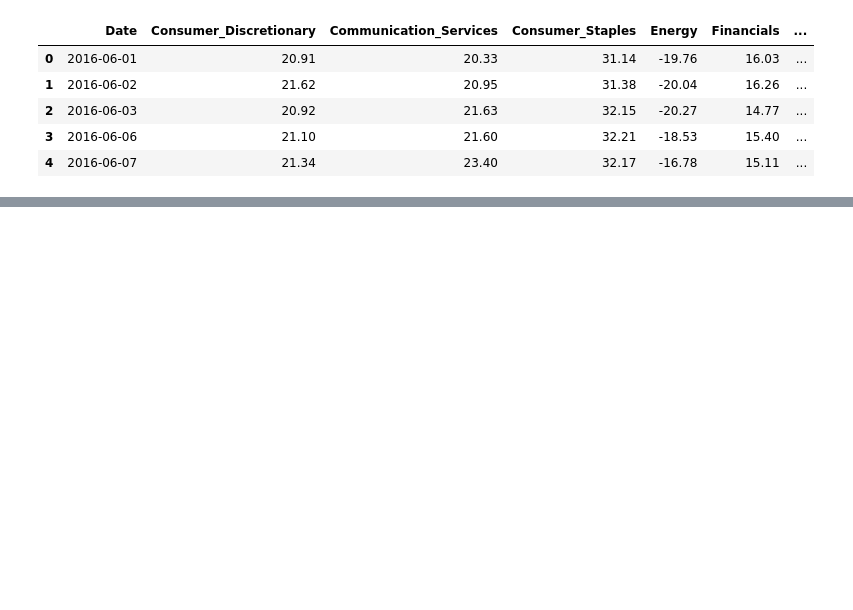
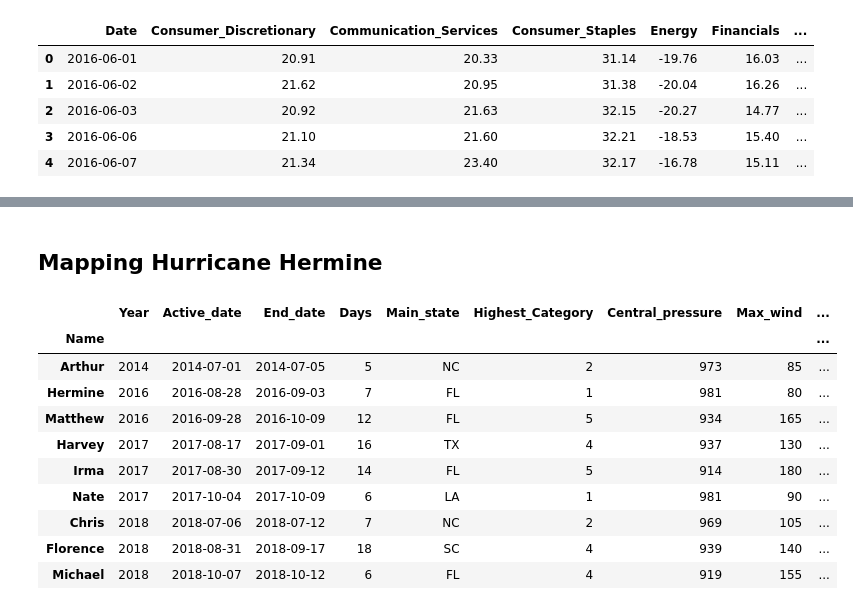
Before and after one commit to nancyculley/Little_Data_Project_1, a Jupyter notebook: Kim Analysis.ipynb, the cells around one changed output, grey strips where cells are left out. Saved outputs shown, nothing was run; the diff lists cells and outputs as text; code cells hidden in the pictures; blank space fills up the shorter version.

```diff
--- a/Kim Analysis.ipynb
+++ b/Kim Analysis.ipynb
@@ -91,0 +107,34 @@ plt.show()
+# %% [markdown]
+## Mapping Hurricane Hermine
+# %%
+#calculate 21 days before Active date and 21 days after End date to set as x-axis range
+
+#change format from string to datetime objects
+hurricanes['Active_date'] = pd.to_datetime(hurricanes['Active_date'])
+hurricanes['End_date'] = pd.to_datetime(hurricanes['End_date'])
+
+hurricanes2= hurricanes.set_index('Name')
+start_date= hurricanes2.loc["Hermine", "Active_date"]
+end_date= hurricanes2.loc["Hermine", "End_date"]
+
+#set 3 week delta for x min and max
+x_min= start_date - timedelta(days=21)
+x_min = x_min.strftime('%m/%d/%Y')
+
+x_max= end_date + timedelta(days=21)
+x_max = x_max.strftime('%m/%d/%Y')
+
+#plot for those dates for a chart called Hermine
+hurricane_hermine = sp1500_2016[(sp1500_2016['Date']>= x_min)& (sp1500_2016['Date'] <= x_max)]
+# %% [output]
+|  | Year | Active_date | End_date | Days | Main_state | Highest_Category | Central_pressure | Max_wind | ... |
+| Name |  |  |  |  |  |  |  |  | ... |
+| Arthur | 2014 | 2014-07-01 | 2014-07-05 | 5 | NC | 2 | 973 | 85 | ... |
+| Hermine | 2016 | 2016-08-28 | 2016-09-03 | 7 | FL | 1 | 981 | 80 | ... |
+| Matthew | 2016 | 2016-09-28 | 2016-10-09 | 12 | FL | 5 | 934 | 165 | ... |
+| Harvey | 2017 | 2017-08-17 | 2017-09-01 | 16 | TX | 4 | 937 | 130 | ... |
+| Irma | 2017 | 2017-08-30 | 2017-09-12 | 14 | FL | 5 | 914 | 180 | ... |
+| Nate | 2017 | 2017-10-04 | 2017-10-09 | 6 | LA | 1 | 981 | 90 | ... |
+| Chris | 2018 | 2018-07-06 | 2018-07-12 | 7 | NC | 2 | 969 | 105 | ... |
+| Florence | 2018 | 2018-08-31 | 2018-09-17 | 18 | SC | 4 | 939 | 140 | ... |
+| Michael | 2018 | 2018-10-07 | 2018-10-12 | 6 | FL | 4 | 919 | 155 | ... |
```
Also changed, not shown: parts of 7 cells of this notebook, 1 other file.
